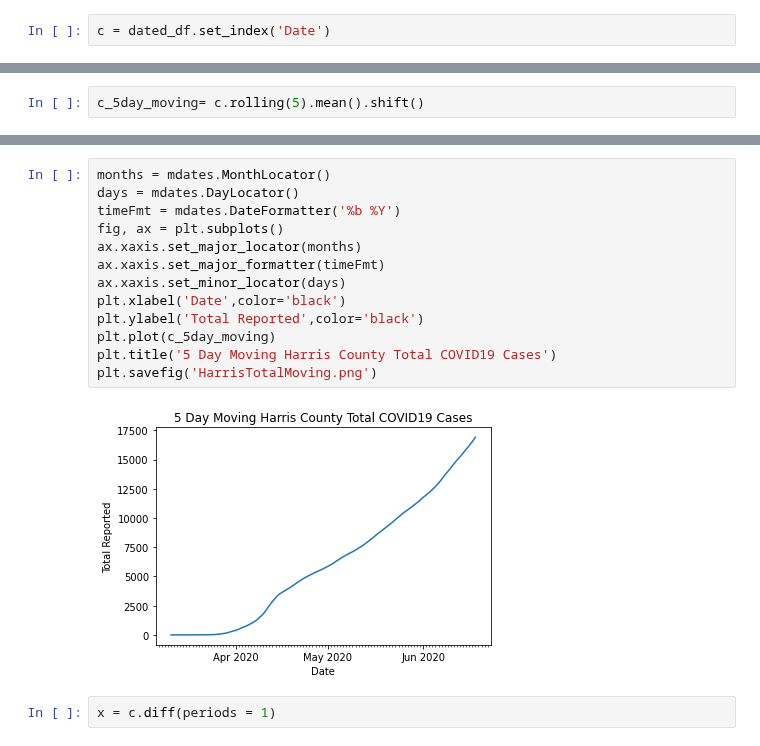
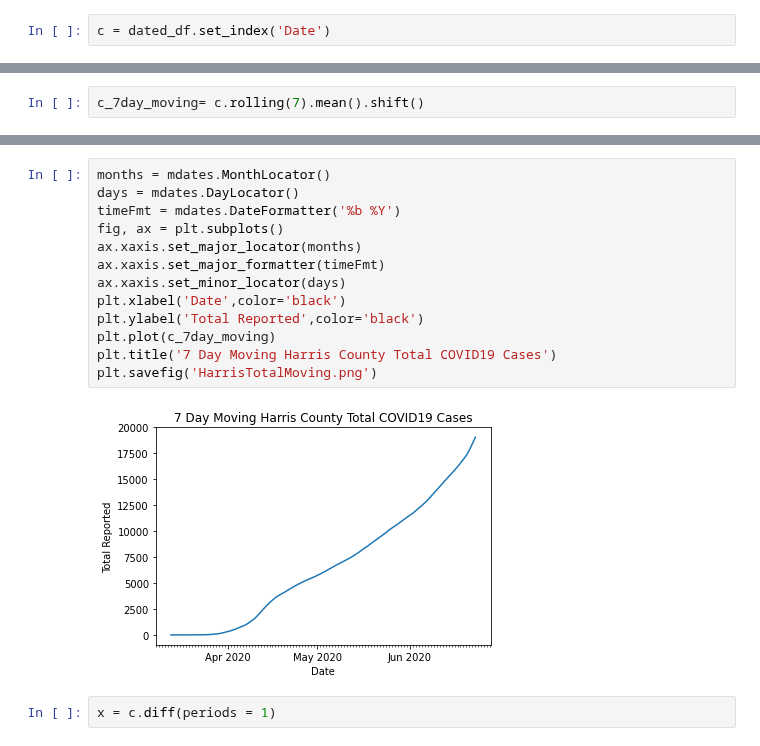
Before and after one commit to ldhagen/Texas_Covid_Data_Notebook, a Jupyter notebook: Harris_Total_Graph.ipynb, the cells around one changed output, grey strips where cells are left out. Cells and saved outputs as stored; diff of their text form.

```diff
--- a/Harris_Total_Graph.ipynb
+++ b/Harris_Total_Graph.ipynb
@@ -42,5 +42,5 @@ plt.savefig('HarrisTotal.png')
 # %%
-c_5day_moving= c.rolling(5).mean().shift()
+c_7day_moving= c.rolling(7).mean().shift()
 # %%
 c
 # %% [output]
@@ -61,18 +61,18 @@ c
 # %%
 months = mdates.MonthLocator()
 days = mdates.DayLocator()
 timeFmt = mdates.DateFormatter('%b %Y')
 fig, ax = plt.subplots()
 ax.xaxis.set_major_locator(months)
 ax.xaxis.set_major_formatter(timeFmt)
 ax.xaxis.set_minor_locator(days)
 plt.xlabel('Date',color='black')
 plt.ylabel('Total Reported',color='black')
-plt.plot(c_5day_moving)
-plt.title('5 Day Moving Harris County Total COVID19 Cases')
+plt.plot(c_7day_moving)
+plt.title('7 Day Moving Harris County Total COVID19 Cases')
 plt.savefig('HarrisTotalMoving.png')
 # %% [output]
-[figure, old version]
+[figure, new version]
 # %%
 x = c.diff(periods = 1)
 # %%
```
Also changed, not shown: parts of 7 cells of this notebook, 10 other files.
